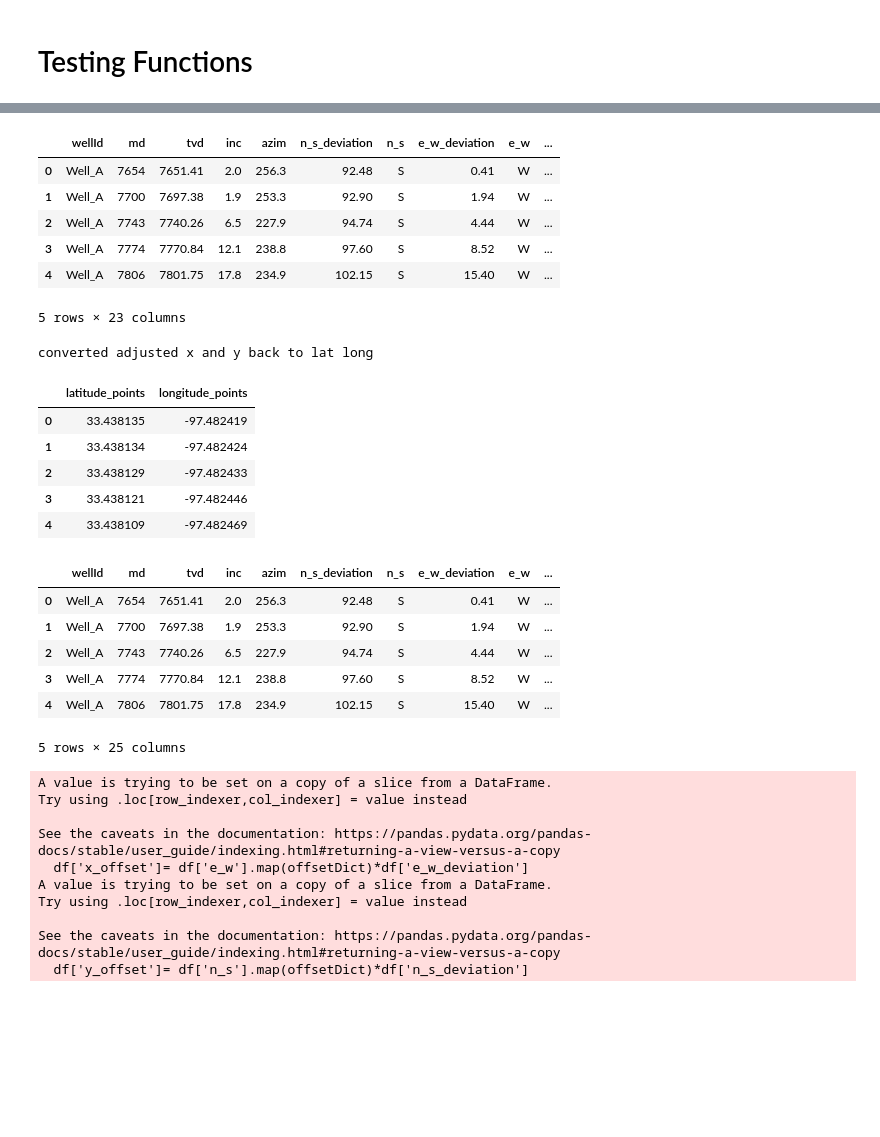
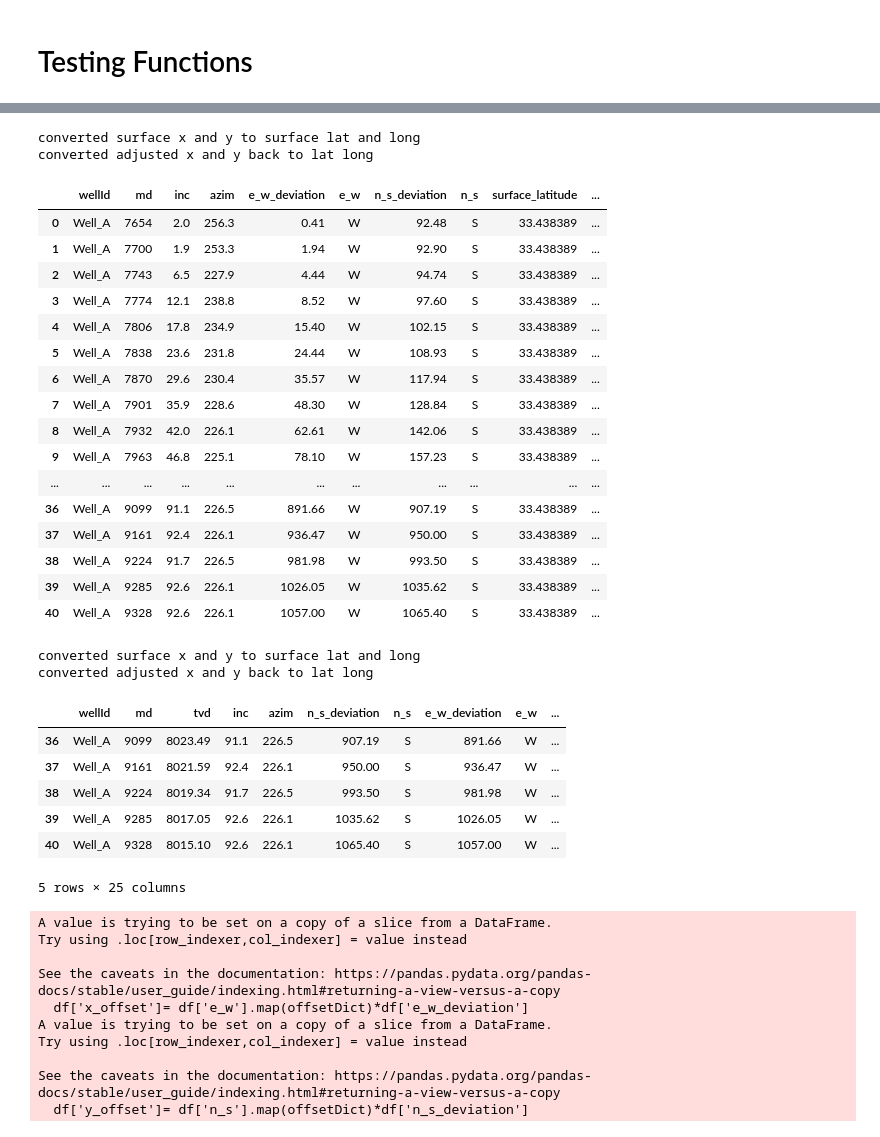
Before and after one commit to bpamos/welltrajconvert, a Jupyter notebook: notebook/Lat Long Conversion .ipynb, the cells around one changed output, grey strips where cells are left out. Saved outputs shown, nothing was run; the diff lists cells and outputs as text; code cells hidden in the pictures; blank space fills up the shorter version.

```diff
--- a/notebook/Lat Long Conversion .ipynb
+++ b/notebook/Lat Long Conversion .ipynb
@@ -48,2 +55,3 @@ my_df = df
 # %%
-mydict = my_df.to_dict(orient='records')
+survey_dict = my_df.to_dict(orient='records')
+survey_obj = Survey(survey_dict)
@@ -124,11 +57,0 @@ my_xy_points.head()
-# %%
-my_new_survey = pd.merge(my_new_survey,my_xy_points,left_index=True,right_index=True)
-my_new_survey.head()
-# %% [output]
-|  | wellId | md | tvd | inc | azim | n_s_deviation | n_s | e_w_deviation | e_w | ... |
-| 0 | Well_A | 7654 | 7651.41 | 2.0 | 256.3 | 92.48 | S | 0.41 | W | ... |
-| 1 | Well_A | 7700 | 7697.38 | 1.9 | 253.3 | 92.90 | S | 1.94 | W | ... |
-| 2 | Well_A | 7743 | 7740.26 | 6.5 | 227.9 | 94.74 | S | 4.44 | W | ... |
-| 3 | Well_A | 7774 | 7770.84 | 12.1 | 238.8 | 97.60 | S | 8.52 | W | ... |
-| 4 | Well_A | 7806 | 7801.75 | 17.8 | 234.9 | 102.15 | S | 15.40 | W | ... |
-5 rows × 23 columns
@@ -139,26 +58,38 @@ my_survey = Survey(mydict)
-# %%
-my_lat_lon_points = my_survey.get_lat_lon_points()
-my_lat_lon_points = my_lat_lon_points[['latitude_points','longitude_points']]
-my_lat_lon_points.head()
-# %% [output]
-converted adjusted x and y back to lat long
-|  | latitude_points | longitude_points |
-| 0 | 33.438135 | -97.482419 |
-| 1 | 33.438134 | -97.482424 |
-| 2 | 33.438129 | -97.482433 |
-| 3 | 33.438121 | -97.482446 |
-| 4 | 33.438109 | -97.482469 |
-# %%
-my_new_survey = pd.merge(my_new_survey,my_lat_lon_points,left_index=True,right_index=True)
-my_new_survey.head()
-# %% [output]
-|  | wellId | md | tvd | inc | azim | n_s_deviation | n_s | e_w_deviation | e_w | ... |
-| 0 | Well_A | 7654 | 7651.41 | 2.0 | 256.3 | 92.48 | S | 0.41 | W | ... |
-| 1 | Well_A | 7700 | 7697.38 | 1.9 | 253.3 | 92.90 | S | 1.94 | W | ... |
-| 2 | Well_A | 7743 | 7740.26 | 6.5 | 227.9 | 94.74 | S | 4.44 | W | ... |
-| 3 | Well_A | 7774 | 7770.84 | 12.1 | 238.8 | 97.60 | S | 8.52 | W | ... |
-| 4 | Well_A | 7806 | 7801.75 | 17.8 | 234.9 | 102.15 | S | 15.40 | W | ... |
-5 rows × 25 columns
+# %%
+survey_obj.get_lat_lon_from_deviation()
+# %% [output]
+converted surface x and y to surface lat and long
+converted adjusted x and y back to lat long
+|  | wellId | md | inc | azim | e_w_deviation | e_w | n_s_deviation | n_s | surface_latitude | ... |
+| 0 | Well_A | 7654 | 2.0 | 256.3 | 0.41 | W | 92.48 | S | 33.438389 | ... |
+| 1 | Well_A | 7700 | 1.9 | 253.3 | 1.94 | W | 92.90 | S | 33.438389 | ... |
+| 2 | Well_A | 7743 | 6.5 | 227.9 | 4.44 | W | 94.74 | S | 33.438389 | ... |
+| 3 | Well_A | 7774 | 12.1 | 238.8 | 8.52 | W | 97.60 | S | 33.438389 | ... |
+| 4 | Well_A | 7806 | 17.8 | 234.9 | 15.40 | W | 102.15 | S | 33.438389 | ... |
+| 5 | Well_A | 7838 | 23.6 | 231.8 | 24.44 | W | 108.93 | S | 33.438389 | ... |
+| 6 | Well_A | 7870 | 29.6 | 230.4 | 35.57 | W | 117.94 | S | 33.438389 | ... |
+| 7 | Well_A | 7901 | 35.9 | 228.6 | 48.30 | W | 128.84 | S | 33.438389 | ... |
+| 8 | Well_A | 7932 | 42.0 | 226.1 | 62.61 | W | 142.06 | S | 33.438389 | ... |
+| 9 | Well_A | 7963 | 46.8 | 225.1 | 78.10 | W | 157.23 | S | 33.438389 | ... |
+| ... | ... | ... | ... | ... | ... | ... | ... | ... | ... | ... |
+| 36 | Well_A | 9099 | 91.1 | 226.5 | 891.66 | W | 907.19 | S | 33.438389 | ... |
+| 37 | Well_A | 9161 | 92.4 | 226.1 | 936.47 | W | 950.00 | S | 33.438389 | ... |
+| 38 | Well_A | 9224 | 91.7 | 226.5 | 981.98 | W | 993.50 | S | 33.438389 | ... |
+| 39 | Well_A | 9285 | 92.6 | 226.1 | 1026.05 | W | 1035.62 | S | 33.438389 | ... |
+| 40 | Well_A | 9328 | 92.6 | 226.1 | 1057.00 | W | 1065.40 | S | 33.438389 | ... |
+# %%
+my_survey = get_survey(my_df)
+my_survey.tail()
+# %% [output]
+converted surface x and y to surface lat and long
+converted adjusted x and y back to lat long
+|  | wellId | md | tvd | inc | azim | n_s_deviation | n_s | e_w_deviation | e_w | ... |
+| 36 | Well_A | 9099 | 8023.49 | 91.1 | 226.5 | 907.19 | S | 891.66 | W | ... |
+| 37 | Well_A | 9161 | 8021.59 | 92.4 | 226.1 | 950.00 | S | 936.47 | W | ... |
+| 38 | Well_A | 9224 | 8019.34 | 91.7 | 226.5 | 993.50 | S | 981.98 | W | ... |
+| 39 | Well_A | 9285 | 8017.05 | 92.6 | 226.1 | 1035.62 | S | 1026.05 | W | ... |
+| 40 | Well_A | 9328 | 8015.10 | 92.6 | 226.1 | 1065.40 | S | 1057.00 | W | ... |
+5 rows × 25 columns
 # %%
 myOffset = calc_xy_offset(myOffset)
 myOffset
```
Also changed, not shown: parts of 13 cells of this notebook, 1 other file.
